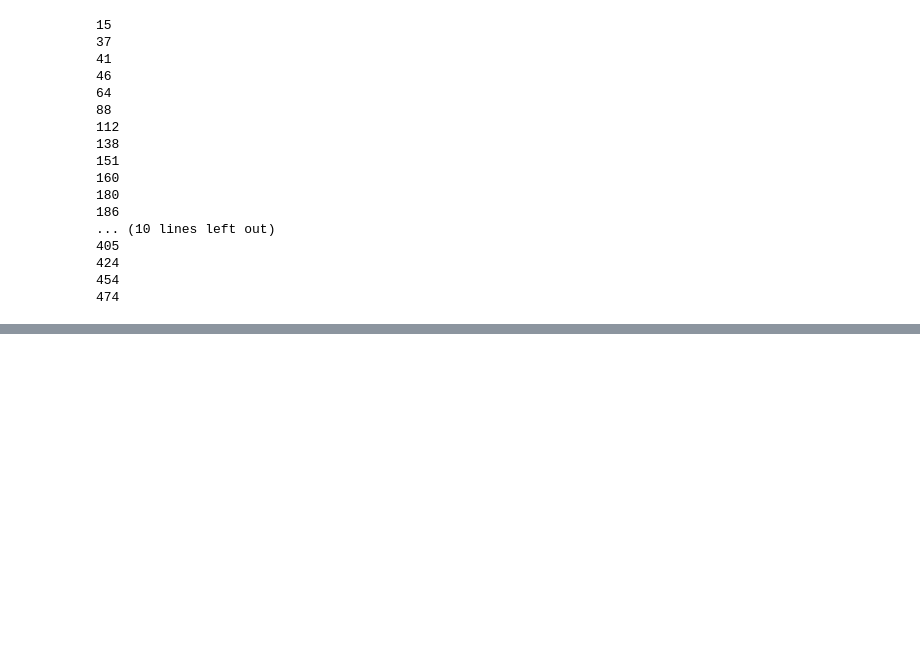
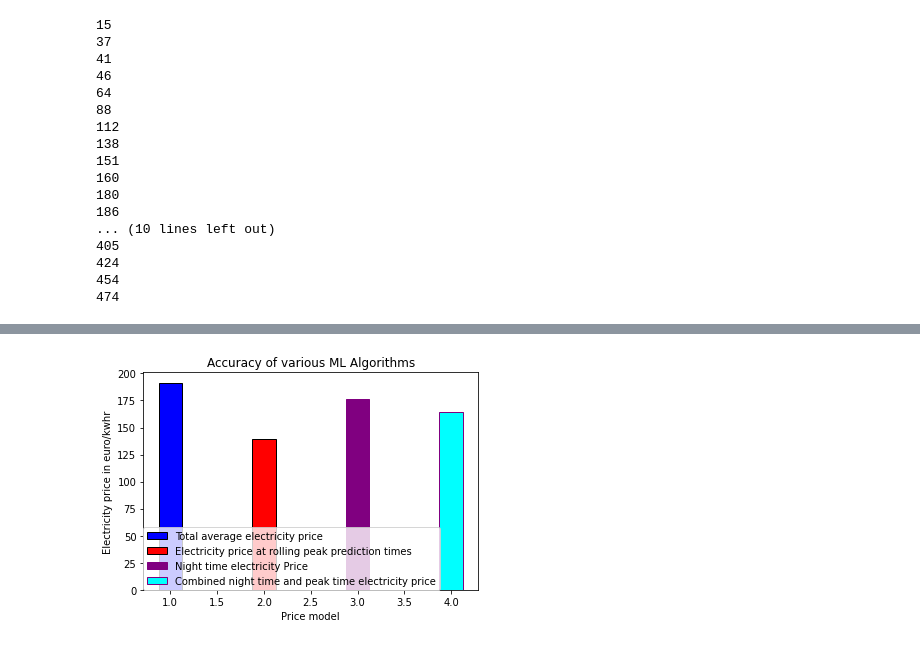
Before and after one commit to kevinTheQuigley/chargeTimeAnalytics, a Jupyter notebook: predictionTraining.ipynb, the cells around one changed output, grey strips where cells are left out. Saved outputs shown, nothing was run; the diff lists cells and outputs as text; code cells hidden in the pictures; blank space fills up the shorter version.

```diff
--- a/predictionTraining.ipynb
+++ b/predictionTraining.ipynb
@@ -1175,0 +1616,27 @@ The average cost of electricity at early morning times   162.22175
+# %%
+import numpy as np
+import matplotlib.pyplot as plt
+
+
+
+
+width = 0.25
+
+
+plt.bar(x = 1, height = meanEPrice, color = 'b', width = width, edgecolor = 'black',label='Total average electricity price')
+plt.bar(x = 2, height = eMinWindPeak, color = 'r', width = width, edgecolor = 'black',label='Electricity price at rolling peak prediction times')
+plt.bar(x = 3, height = eMinHoursMorning, color = 'purple', width = width, edgecolor = 'purple',label='Night time electricity Price')
+
+plt.bar(x = 4, height = meanCombinedPrice, color = 'cyan', width = width, edgecolor = 'purple',label='Combined night time and peak time electricity price')
+
+plt.xlabel("Price model")
+plt.ylabel("Electricity price in euro/kwhr")
+plt.title("Accuracy of various ML Algorithms")
+
+# plt.grid(linestyle='--')
+#plt.xticks(r + width/2,['2018','2019','2020','2021'])
+plt.legend(loc=[0,0])
+plt.savefig('MLImages/ModelCosts.png')
+plt.show()
+# %% [output]
+[figure, added]
```
Also changed, not shown: parts of 39 cells of this notebook, 5 other files.
